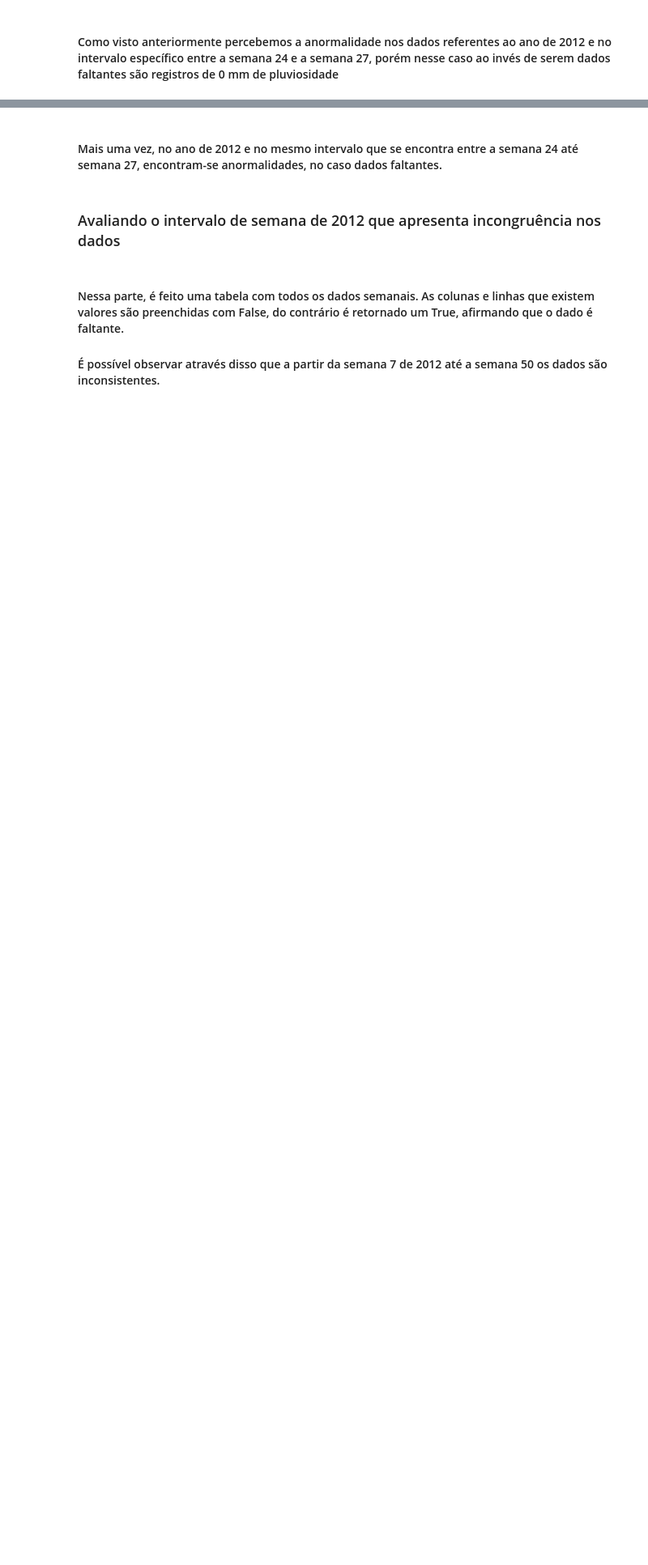
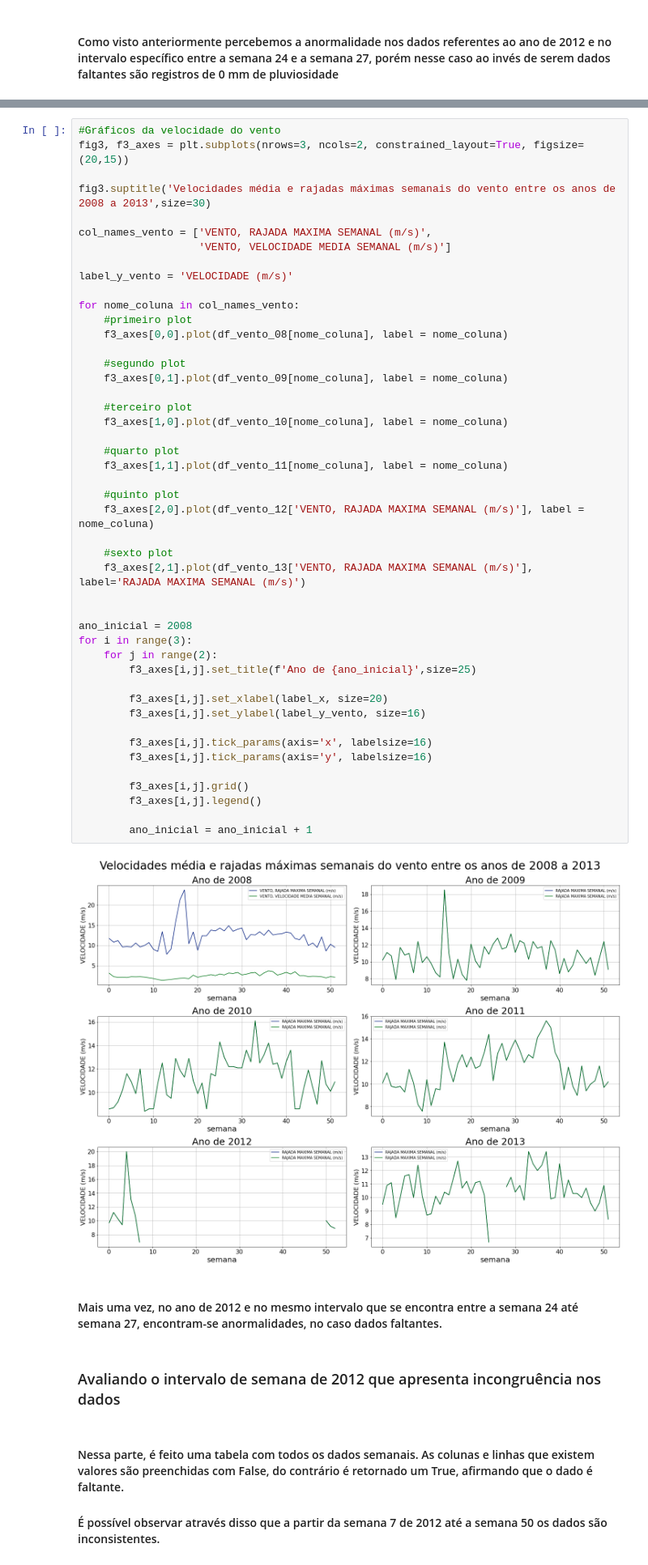
Before and after one commit to V-kr0pt/previsao-de-demanda, a Jupyter notebook: Jupyter/Dados_Meteorologicos_Semanais.ipynb, the cells around one changed output, grey strips where cells are left out. Shown at 81% size. Saved outputs shown, nothing was run; the diff lists cells and outputs as text; blank space fills up the shorter version.

Commit message:
GraficosSemanaisVento-v2.1
utilizado o for para enxugar o código do gráfico do vento

```diff
--- a/Jupyter/Dados_Meteorologicos_Semanais.ipynb
+++ b/Jupyter/Dados_Meteorologicos_Semanais.ipynb
@@ -405,3 +340,51 @@ f3_axes[2,1].legend();
+# %%
+#Gráficos da velocidade do vento
+fig3, f3_axes = plt.subplots(nrows=3, ncols=2, constrained_layout=True, figsize=(20,15))
+
+fig3.suptitle('Velocidades média e rajadas máximas semanais do vento entre os anos de 2008 a 2013',size=30)
+
+col_names_vento = ['VENTO, RAJADA MAXIMA SEMANAL (m/s)',
+                   'VENTO, VELOCIDADE MEDIA SEMANAL (m/s)']
+
+label_y_vento = 'VELOCIDADE (m/s)'
+
+for nome_coluna in col_names_vento:
+    #primeiro plot
+    f3_axes[0,0].plot(df_vento_08[nome_coluna], label = nome_coluna)
+
+    #segundo plot
+    f3_axes[0,1].plot(df_vento_09[nome_coluna], label = nome_coluna)
+
+    #terceiro plot
+    f3_axes[1,0].plot(df_vento_10[nome_coluna], label = nome_coluna)
+
+    #quarto plot
+    f3_axes[1,1].plot(df_vento_11[nome_coluna], label = nome_coluna)
+
+    #quinto plot
+    f3_axes[2,0].plot(df_vento_12['VENTO, RAJADA MAXIMA SEMANAL (m/s)'], label = nome_coluna)
+
+    #sexto plot
+    f3_axes[2,1].plot(df_vento_13['VENTO, RAJADA MAXIMA SEMANAL (m/s)'], label='RAJADA MAXIMA SEMANAL (m/s)')
+
+
+ano_inicial = 2008
+for i in range(3):
+    for j in range(2):
+        f3_axes[i,j].set_title(f'Ano de {ano_inicial}',size=25)
+
+        f3_axes[i,j].set_xlabel(label_x, size=20)
+        f3_axes[i,j].set_ylabel(label_y_vento, size=16)
+
+        f3_axes[i,j].tick_params(axis='x', labelsize=16)
+        f3_axes[i,j].tick_params(axis='y', labelsize=16)
+
+        f3_axes[i,j].grid()
+        f3_axes[i,j].legend()
+
+        ano_inicial = ano_inicial + 1
+# %% [output]
+[figure, added]
 # %% [markdown]
 #### Mais uma vez, no ano de 2012 e no mesmo intervalo que se encontra entre a semana 24 até semana 27, encontram-se anormalidades, no caso dados faltantes.
 # %% [markdown]
```
Also changed, not shown: parts of 1 cell of this notebook.
